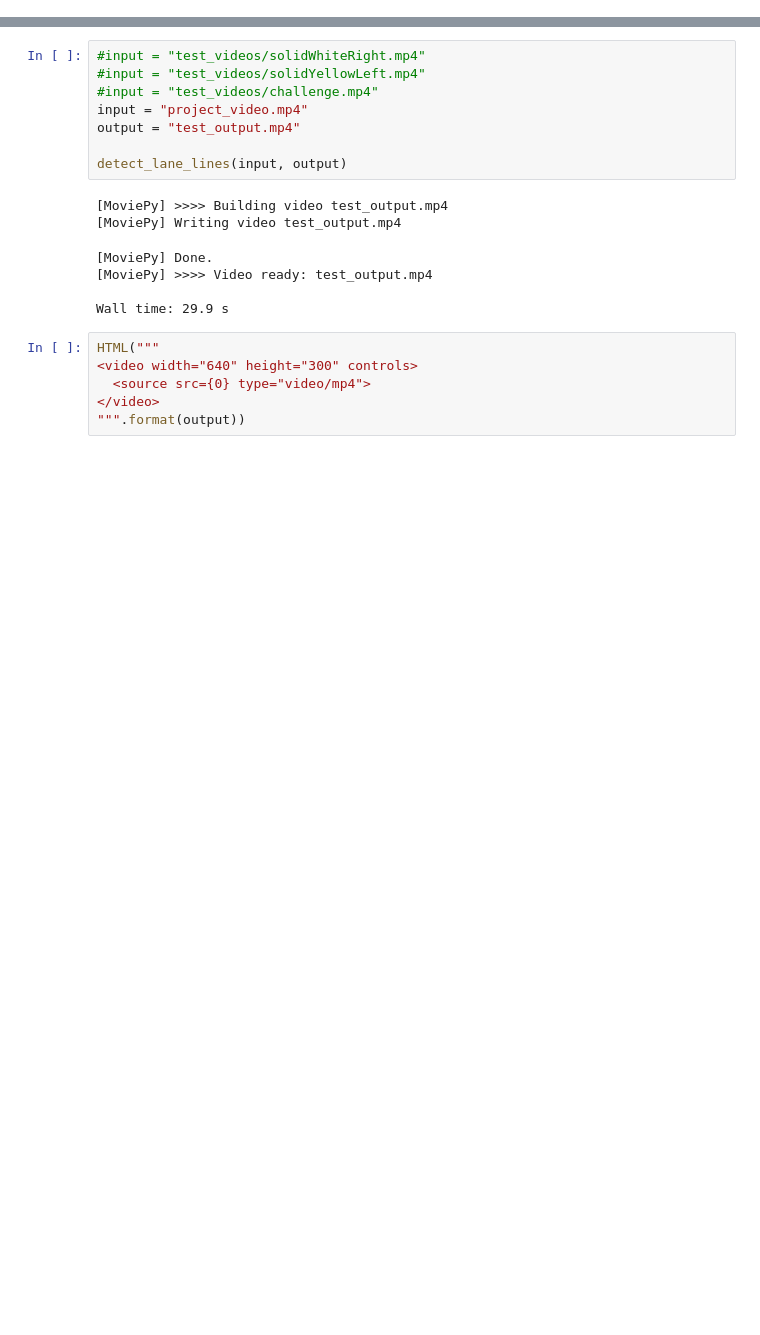
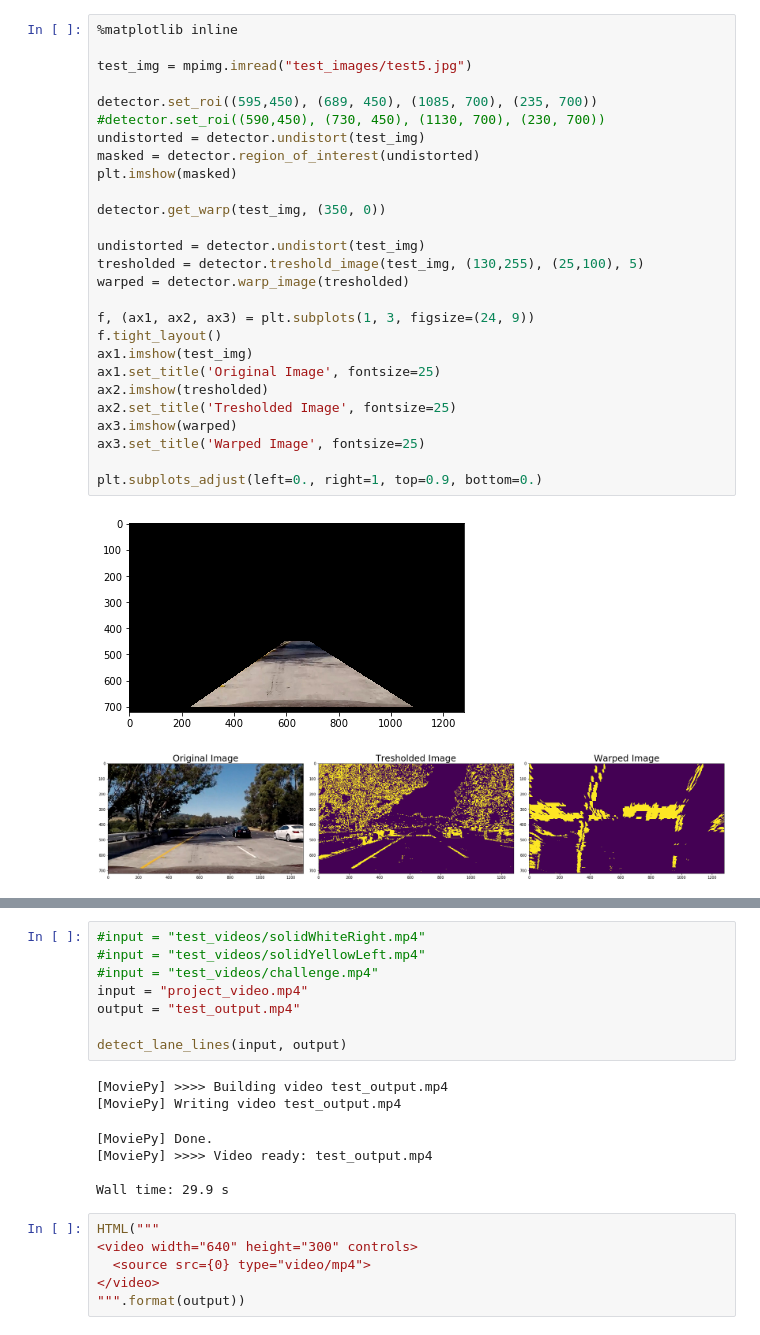
Before and after one commit to hogyadenes/CarND-Advanced-Lane-Lines, a Jupyter notebook: Project4.ipynb, the cells around one changed output, grey strips where cells are left out. Drawn from its saved outputs; the diff is of its cells as text; blank space fills up the shorter version.

```diff
--- a/Project4.ipynb
+++ b/Project4.ipynb
@@ -206,0 +375,30 @@ def detect_lane_lines(input_clip, output_clip):
+# %%
+%matplotlib inline
+
+test_img = mpimg.imread("test_images/test5.jpg")
+
+detector.set_roi((595,450), (689, 450), (1085, 700), (235, 700))
+#detector.set_roi((590,450), (730, 450), (1130, 700), (230, 700))
+undistorted = detector.undistort(test_img)
+masked = detector.region_of_interest(undistorted)
+plt.imshow(masked)
+
+detector.get_warp(test_img, (350, 0))
+
+undistorted = detector.undistort(test_img)
+tresholded = detector.treshold_image(test_img, (130,255), (25,100), 5)
+warped = detector.warp_image(tresholded)
+
+f, (ax1, ax2, ax3) = plt.subplots(1, 3, figsize=(24, 9))
+f.tight_layout()
+ax1.imshow(test_img)
+ax1.set_title('Original Image', fontsize=25)
+ax2.imshow(tresholded)
+ax2.set_title('Tresholded Image', fontsize=25)
+ax3.imshow(warped)
+ax3.set_title('Warped Image', fontsize=25)
+
+plt.subplots_adjust(left=0., right=1, top=0.9, bottom=0.)
+# %% [output]
+[figure, added]
+[figure, added]
```
Also changed, not shown: parts of 9 cells of this notebook.
